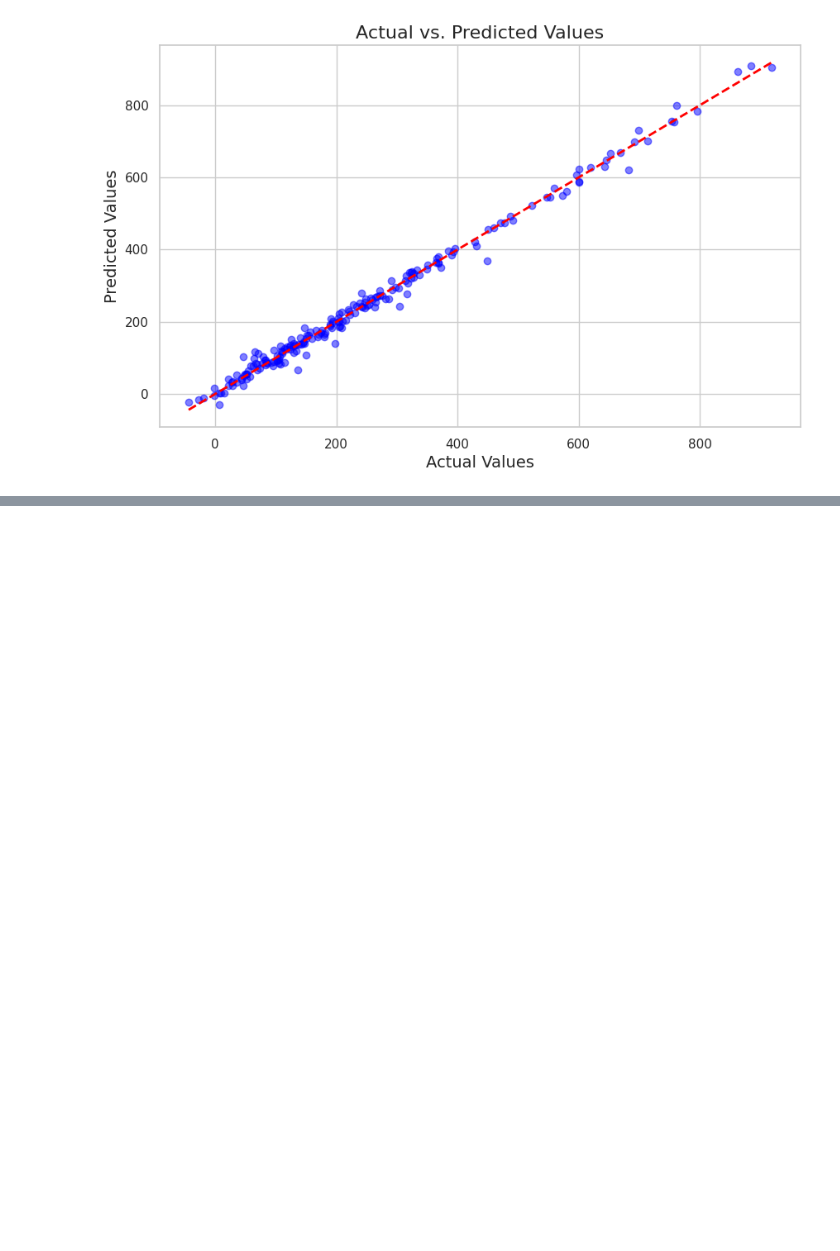
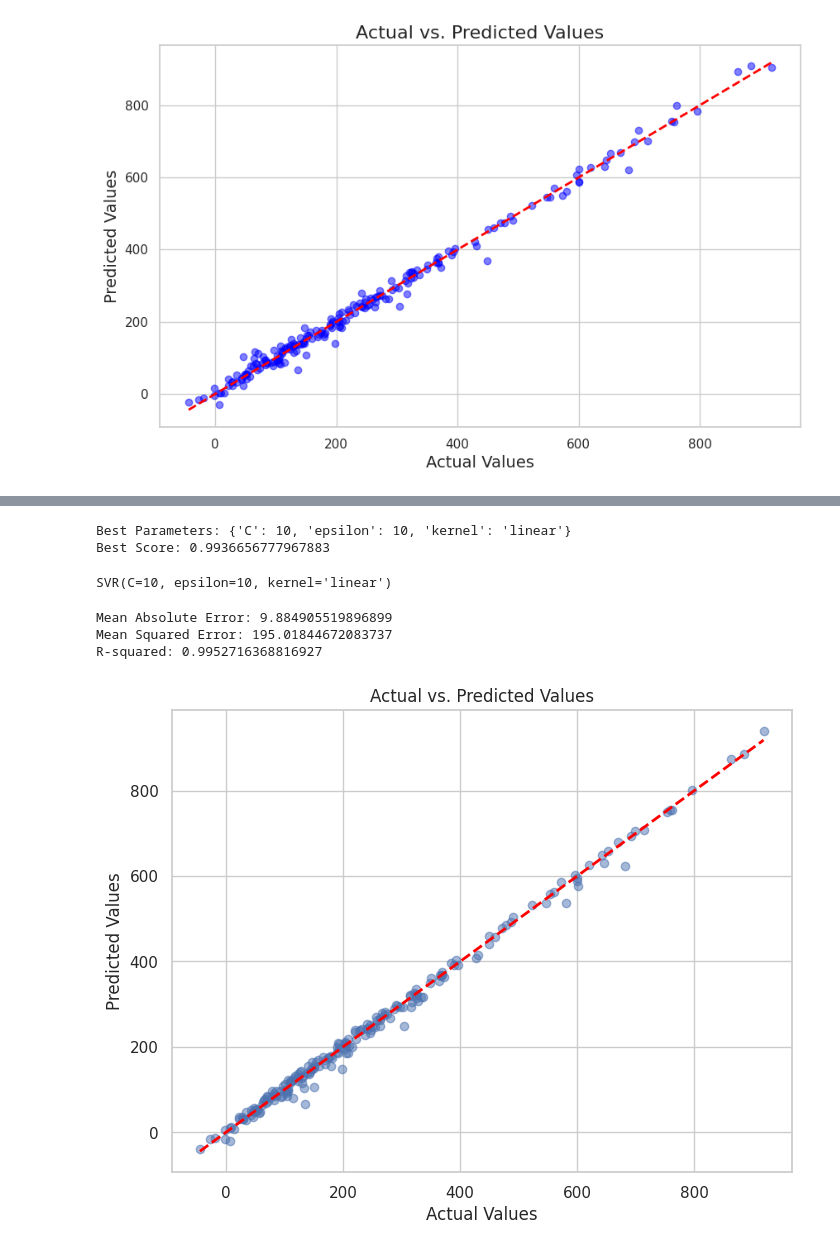
Before and after one commit to yuhannie7/AI_in_tranportation, a Jupyter notebook: exercise2_yuhannie.ipynb, the cells around one changed output, grey strips where cells are left out. Cells and saved outputs as stored; diff of their text form; code cells hidden in the pictures; blank space fills up the shorter version.

```diff
--- a/exercise2_yuhannie.ipynb
+++ b/exercise2_yuhannie.ipynb
@@ -163,0 +202,2 @@ plt.show()
+# %%
+grid_search.fit(X_train_scaled, y_train)
@@ -163,0 +226,45 @@ plt.show()
+# %%
+best_params = grid_search.best_params_
+
+print("Best Parameters:", best_params)
+print("Best Score:", grid_search.best_score_)
+# %% [output]
+Best Parameters: {'C': 10, 'epsilon': 10, 'kernel': 'linear'}
+Best Score: 0.9936656777967883
+# %%
+best_svr = SVR(kernel=best_params['kernel'], C=best_params['C'], epsilon=best_params['epsilon'])
+best_svr.fit(X_train, y_train)
+# %% [output]
+SVR(C=10, epsilon=10, kernel='linear')
+# %%
+y_pred = best_svr.predict(X_test)
+mae = mean_absolute_error(y_test, y_pred)
+mse = mean_squared_error(y_test, y_pred)
+r2 = r2_score(y_test, y_pred)
+print(f"Mean Absolute Error: {mae}")
+print(f"Mean Squared Error: {mse}")
+print(f"R-squared: {r2}")
+# %% [output]
+Mean Absolute Error: 9.884905519896899
+Mean Squared Error: 195.01844672083737
+R-squared: 0.9952716368816927
+# %%
+# y_test contains the actual target values for the test dataset
+# y_pred contains the predicted values for the test dataset
+
+# Create a scatter plot to visualize the relationship
+plt.figure(figsize=(8, 6))
+plt.scatter(y_test, y_pred, alpha=0.5)  # Plot actual vs. predicted values
+
+# Add labels and title
+plt.xlabel("Actual Values")
+plt.ylabel("Predicted Values")
+plt.title("Actual vs. Predicted Values")
+
+# Add a diagonal line for reference (perfect predictions)
+plt.plot([min(y_test), max(y_test)], [min(y_test), max(y_test)], linestyle='--', color='red', lw=2)
+
+# Show the plot
+plt.show()
+# %% [output]
+[figure, added]
```
Also changed, not shown: parts of 10 cells of this notebook.
